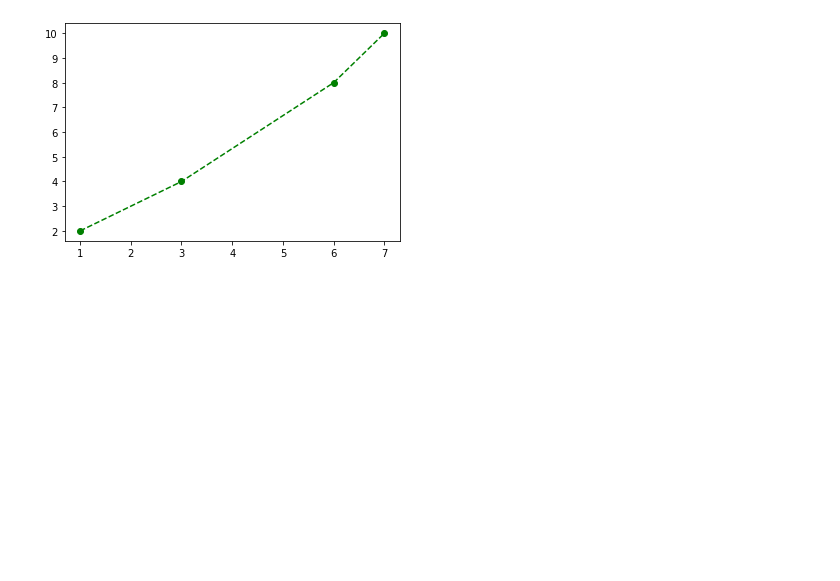
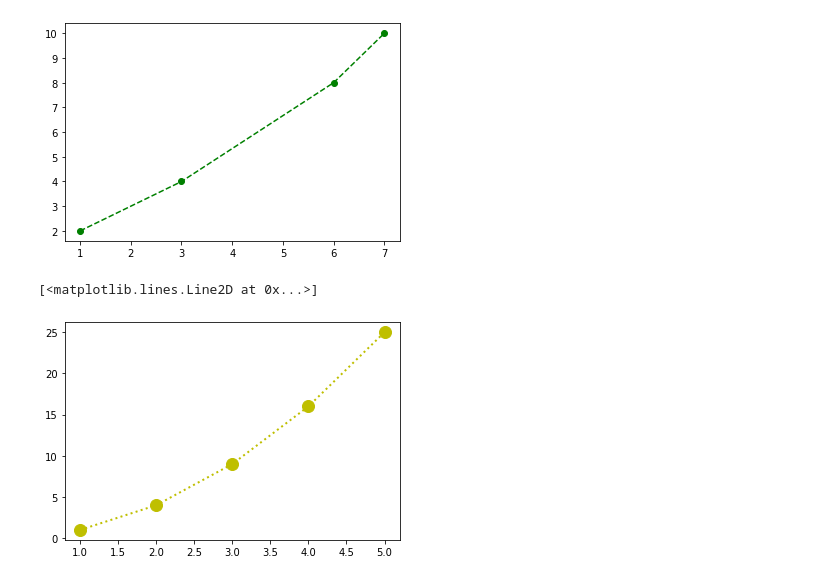
Before and after one commit to Kasmani7/Data-Visualisation, a Jupyter notebook: Matplotlib.ipynb, the cells around one changed output. Drawn from its saved outputs; the diff is of its cells as text; code cells hidden in the pictures; blank space fills up the shorter version.

```diff
--- a/Matplotlib.ipynb
+++ b/Matplotlib.ipynb
@@ -135,3 +135,10 @@ plt.show
 # %% [output]
 <function matplotlib.pyplot.show(*args, **kw)>
 [figure]
+# %%
+w = [1,2,3,4,5]
+u = [1,4,9,16,25]
+plt.plot(w,u,'yo',linewidth=2,linestyle='dotted',markersize=12)
+# %% [output]
+[<matplotlib.lines.Line2D at 0x...>]
+[figure, added]
```
Also changed, not shown: parts of 16 cells of this notebook, 1 other file.
